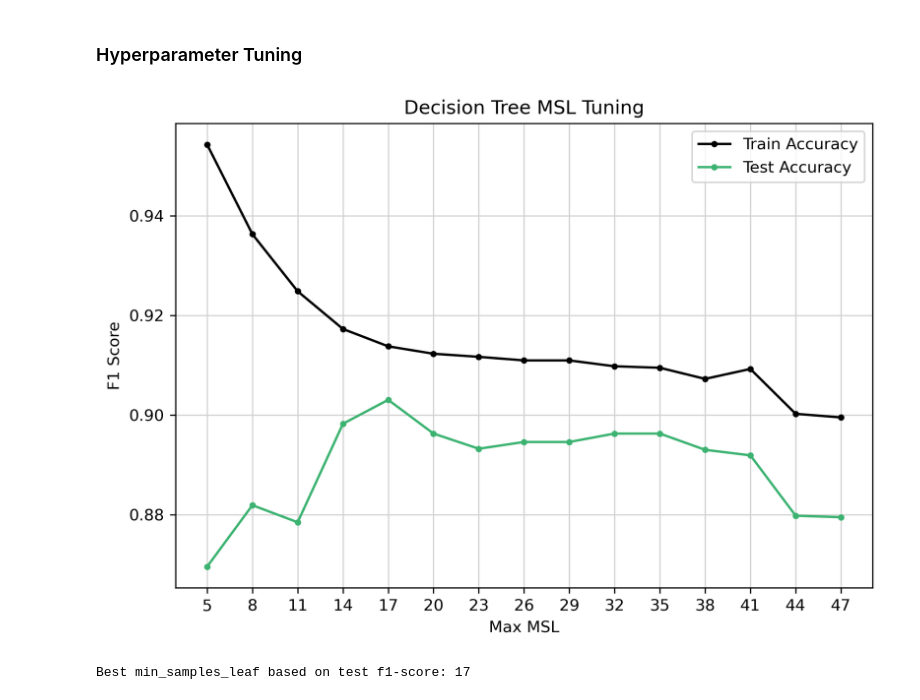
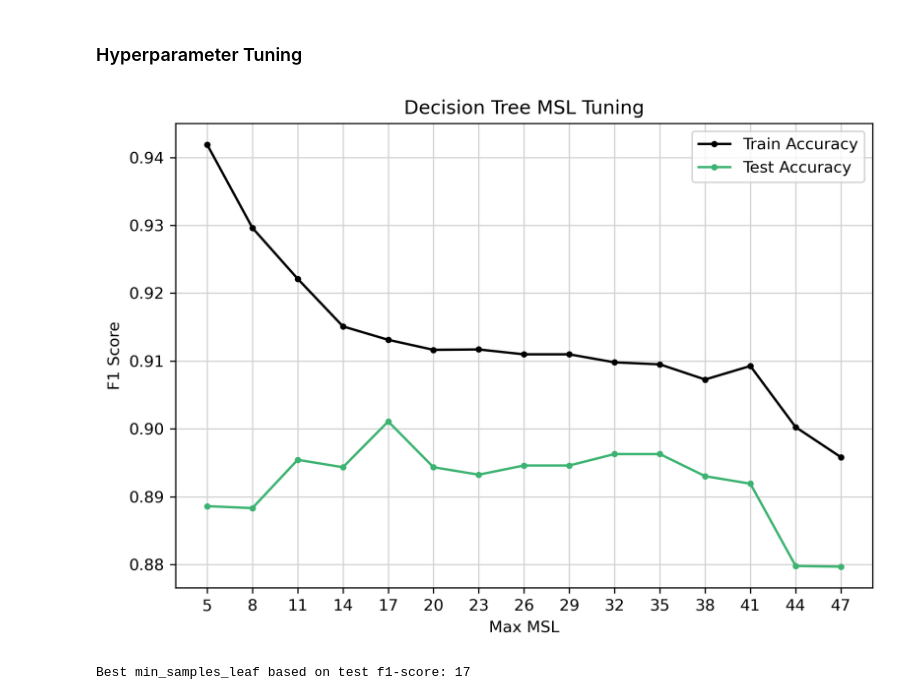
Before and after one commit to michael-van-vuuren/csci5612-workspace, a Jupyter notebook: models/supervised/decision-tree-metadata-streaming.ipynb, the cells around one changed output. Drawn from its saved outputs; the diff is of its cells as text; code cells hidden in the pictures.

```diff
--- a/models/supervised/decision-tree-metadata-streaming.ipynb
+++ b/models/supervised/decision-tree-metadata-streaming.ipynb
@@ -98,6 +98,7 @@ import numpy as np
 import seaborn as sns
 
 RSEED = 22
+CCP_ALPHA = 0.001
 
 
 # 2. Splitting
@@ -114,7 +115,7 @@ train_X, train_y, test_X, test_y, features, classes = splitter.x_y(train_df, tes
 
 
 # 4. Training
-DT = DecisionTreeClassifier(random_state=RSEED, min_samples_leaf=17)
+DT = DecisionTreeClassifier(random_state=RSEED, min_samples_leaf=17, ccp_alpha=CCP_ALPHA)
 DT.fit(train_X, train_y)
 
 
@@ -139,7 +140,7 @@ graph = graphviz.Source(tree_visualization)
 
 display(graph)
 
-graph.render('DT_Viz', format='pdf', cleanup=True)
+graph.render('dt-viz-streaming', format='pdf', cleanup=True)
 
 # -- Via feature importance
 plt.figure(figsize=(7, 5))
@@ -200,33 +201,33 @@ from sklearn.metrics import f1_score
 # 8. Hyperparameter tuning for min_samples_leaf (f1-score)
 msl_range = range(5, 50, 3)
 train_scores = []
 test_scores = []
 
 for msl in msl_range:
-    model = DecisionTreeClassifier(random_state=RSEED, min_samples_leaf=msl)
+    model = DecisionTreeClassifier(random_state=RSEED, min_samples_leaf=msl, ccp_alpha=CCP_ALPHA)
     model.fit(train_X, train_y)
 
     train_pred = model.predict(train_X)
     test_pred = model.predict(test_X)
 
     train_scores.append(f1_score(train_y, train_pred))
     test_scores.append(f1_score(test_y, test_pred))
 
 plt.figure(figsize=(7, 5))
 plt.plot(msl_range, train_scores, label='Train Accuracy', marker='.', color='black')
 plt.plot(msl_range, test_scores, label='Test Accuracy', marker='.', color='mediumseagreen')
 plt.xlabel('Max MSL')
 plt.ylabel('F1 Score')
 plt.title('Decision Tree MSL Tuning')
 plt.legend()
 plt.grid(color='lightgray')
 plt.xticks(msl_range)
 plt.tight_layout()
 plt.show()
 
 # -- Best MSL (highest f1-score)
 best_msl = msl_range[np.argmax(test_scores)]
 print(f'Best min_samples_leaf based on test f1-score: {best_msl}')
 # %% [output]
-[figure, old version]
+[figure, new version]
 Best min_samples_leaf based on test f1-score: 17
```
Also changed, not shown: parts of 3 cells of this notebook, 5 other files.
